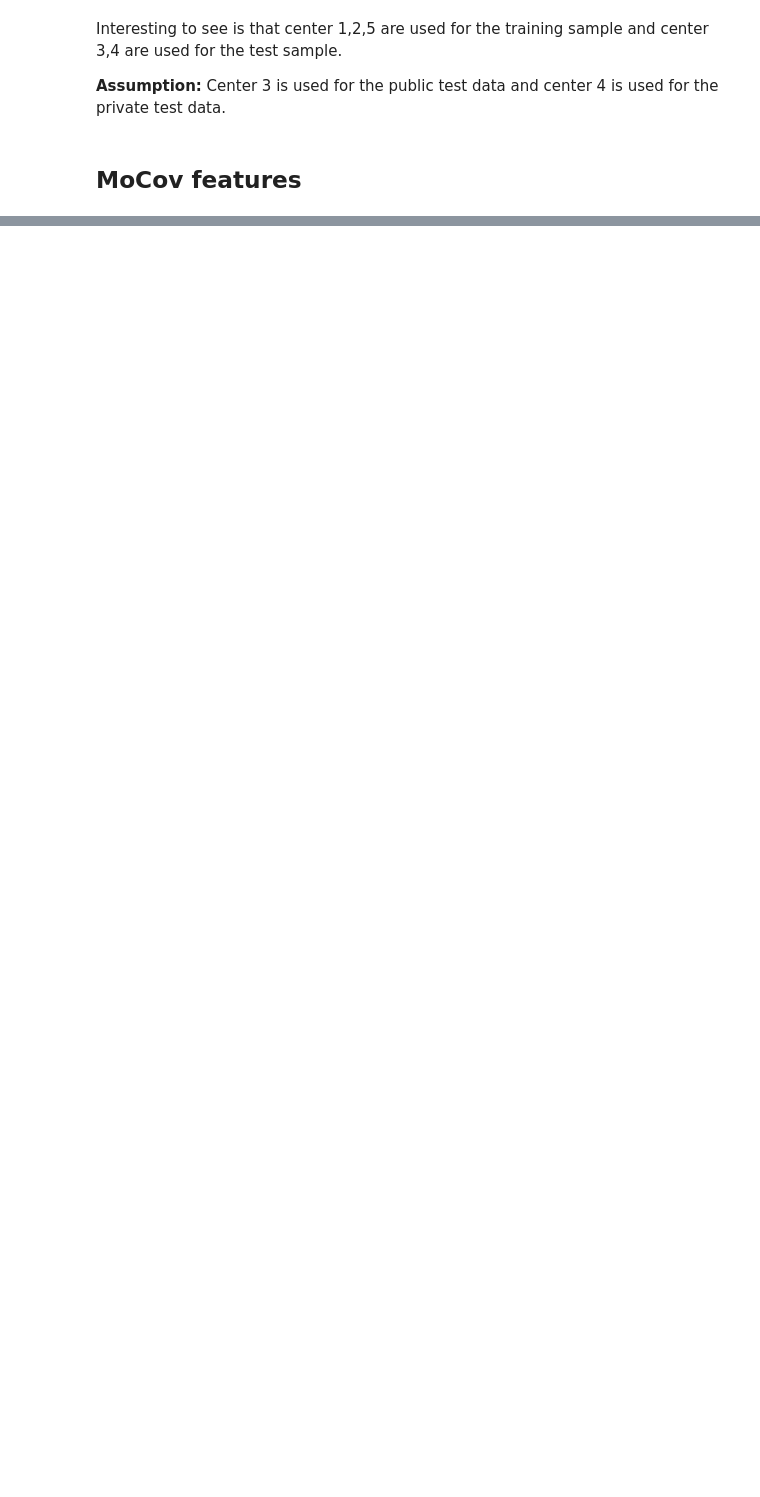
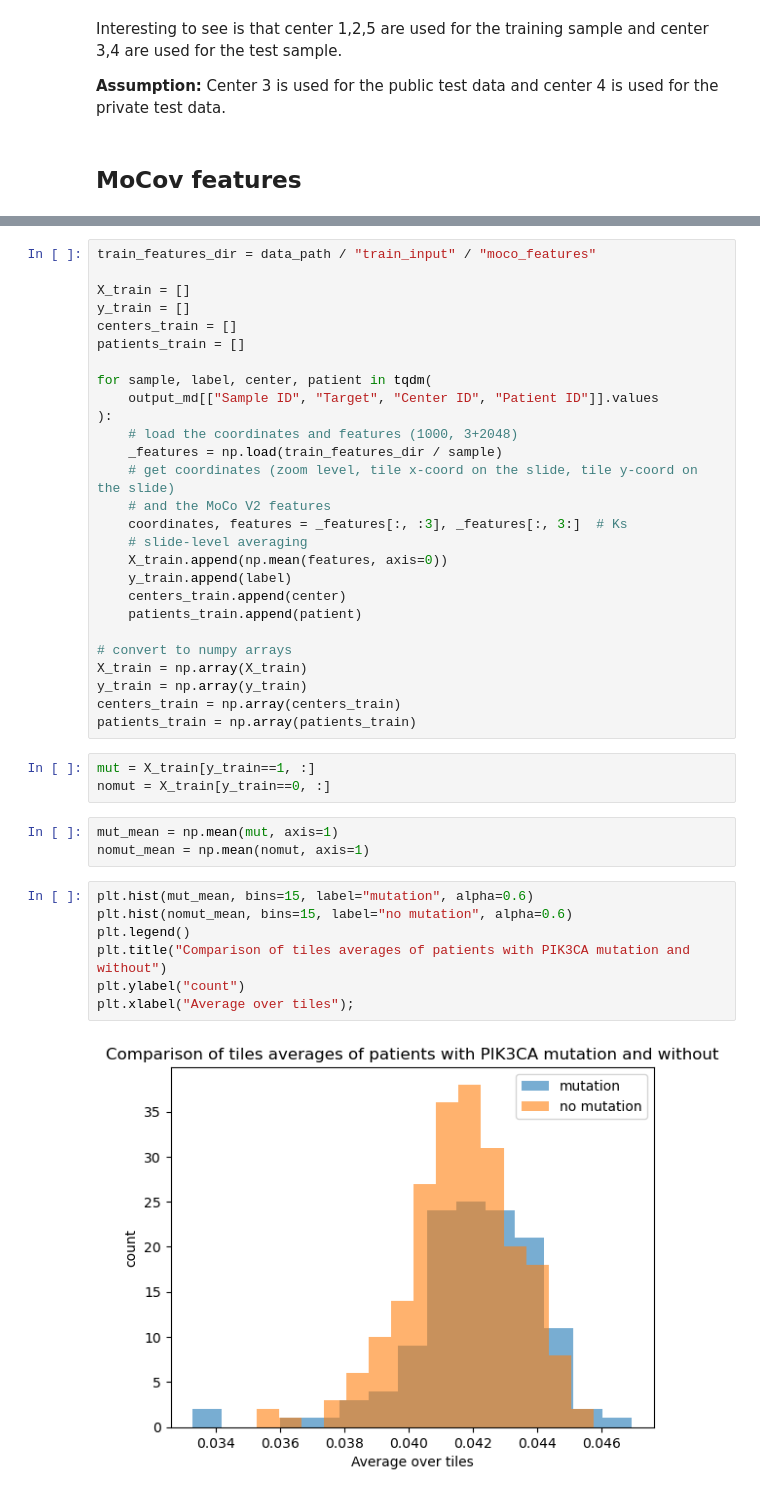
Before and after one commit to stlbnmaria/enschallenge2023, a Jupyter notebook: exploring_data/eda_analysis.ipynb, the cells around one changed output, grey strips where cells are left out. Cells and saved outputs as stored; diff of their text form; blank space fills up the shorter version.

```diff
--- a/exploring_data/eda_analysis.ipynb
+++ b/exploring_data/eda_analysis.ipynb
@@ -155,0 +152,42 @@ Interesting to see is that center 1,2,5 are used for the training sample and cen
+# %%
+train_features_dir = data_path / "train_input" / "moco_features"
+
+X_train = []
+y_train = []
+centers_train = []
+patients_train = []
+
+for sample, label, center, patient in tqdm(
+    output_md[["Sample ID", "Target", "Center ID", "Patient ID"]].values
+):
+    # load the coordinates and features (1000, 3+2048)
+    _features = np.load(train_features_dir / sample)
+    # get coordinates (zoom level, tile x-coord on the slide, tile y-coord on the slide)
+    # and the MoCo V2 features
+    coordinates, features = _features[:, :3], _features[:, 3:]  # Ks
+    # slide-level averaging
+    X_train.append(np.mean(features, axis=0))
+    y_train.append(label)
+    centers_train.append(center)
+    patients_train.append(patient)
+
+# convert to numpy arrays
+X_train = np.array(X_train)
+y_train = np.array(y_train)
+centers_train = np.array(centers_train)
+patients_train = np.array(patients_train)
+# %%
+mut = X_train[y_train==1, :]
+nomut = X_train[y_train==0, :]
+# %%
+mut_mean = np.mean(mut, axis=1)
+nomut_mean = np.mean(nomut, axis=1)
+# %%
+plt.hist(mut_mean, bins=15, label="mutation", alpha=0.6)
+plt.hist(nomut_mean, bins=15, label="no mutation", alpha=0.6)
+plt.legend()
+plt.title("Comparison of tiles averages of patients with PIK3CA mutation and without")
+plt.ylabel("count")
+plt.xlabel("Average over tiles");
+# %% [output]
+[figure, added]
```
Also changed, not shown: parts of 4 cells of this notebook.
